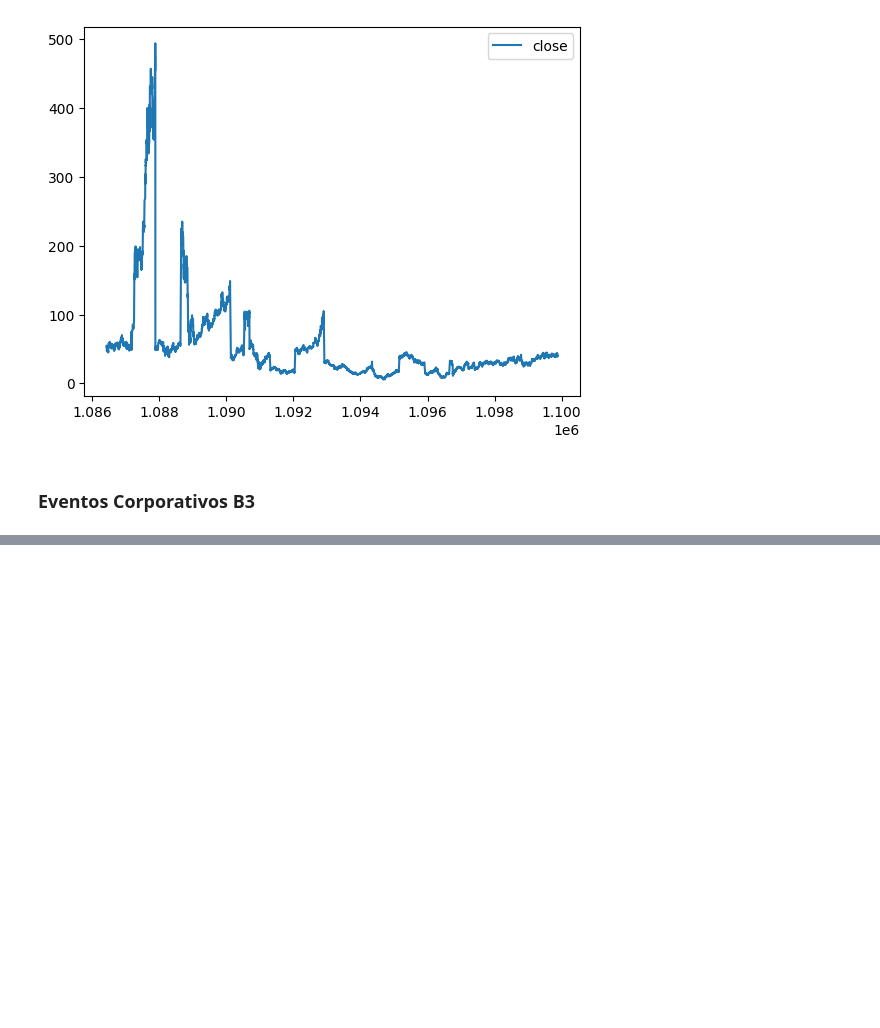
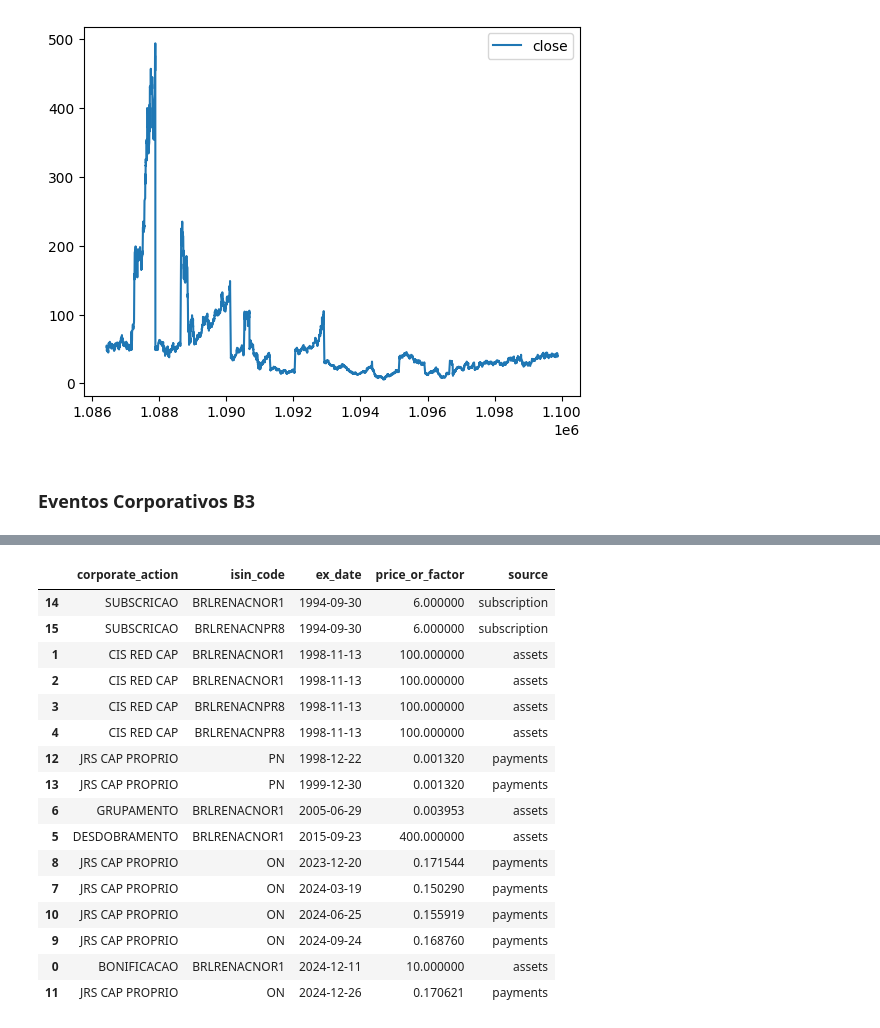
Before and after one commit to faustostangler/FLY_OLD, a Jupyter notebook: playground.ipynb, the cells around one changed output, grey strips where cells are left out. Drawn from its saved outputs; the diff is of its cells as text; code cells hidden in the pictures; blank space fills up the shorter version.

Commit message:
corporate events processor

```diff
--- a/playground.ipynb
+++ b/playground.ipynb
@@ -172,0 +144,4 @@ df
+# %%
+# Merge the first two DataFrames on "Código ISIN"
+df_merged = pd.merge(df_proventos_em_subscricao_filtered, df_proventos_em_ativos_filtered, how="outer")
+df_merged
@@ -172,0 +159,20 @@ df
+# %%
+# Adjust 'price_or_factor' for "per thousand" based on 'Proventos por unidade ou mil'
+df_proventos_em_dinheiro_pagos["Valor do Provento (R$) ajustado"] = (
+    df_proventos_em_dinheiro_pagos["Valor do Provento (R$)"] /
+    df_proventos_em_dinheiro_pagos["Proventos por unidade ou mil"]
+)
+
+df_proventos_em_dinheiro_pagos_filtered = df_proventos_em_dinheiro_pagos[[
+    "Tipo do Provento (II)", "Tipo de Ativo", "Últ Dia 'Com'", "Valor do Provento (R$) ajustado"
+]].rename(
+    columns={
+        "Tipo do Provento (II)": "corporate_action",
+        "Tipo de Ativo": "isin_code",
+        "Últ Dia 'Com'": "ex_date",
+        "Valor do Provento (R$) ajustado": "price_or_factor",
+    }
+)
+
+df_proventos_em_dinheiro_pagos_filtered['source'] = 'payments'
+df_proventos_em_dinheiro_pagos_filtered
@@ -172,0 +188,27 @@ df
+# %%
+df_final = pd.merge(df_proventos_em_dinheiro_pagos_filtered, df_merged, how="outer")
+df_final["ex_date"] = pd.to_datetime(df_final["ex_date"], format='%d/%m/%Y', errors='coerce')
+df_final = df_final.sort_values(by="ex_date", ascending=True)
+
+
+
+
+df_final
+# %% [output]
+|  | corporate_action | isin_code | ex_date | price_or_factor | source |
+| 14 | SUBSCRICAO | BRLRENACNOR1 | 1994-09-30 | 6.000000 | subscription |
+| 15 | SUBSCRICAO | BRLRENACNPR8 | 1994-09-30 | 6.000000 | subscription |
+| 1 | CIS RED CAP | BRLRENACNOR1 | 1998-11-13 | 100.000000 | assets |
+| 2 | CIS RED CAP | BRLRENACNOR1 | 1998-11-13 | 100.000000 | assets |
+| 3 | CIS RED CAP | BRLRENACNPR8 | 1998-11-13 | 100.000000 | assets |
+| 4 | CIS RED CAP | BRLRENACNPR8 | 1998-11-13 | 100.000000 | assets |
+| 12 | JRS CAP PROPRIO | PN | 1998-12-22 | 0.001320 | payments |
+| 13 | JRS CAP PROPRIO | PN | 1999-12-30 | 0.001320 | payments |
+| 6 | GRUPAMENTO | BRLRENACNOR1 | 2005-06-29 | 0.003953 | assets |
+| 5 | DESDOBRAMENTO | BRLRENACNOR1 | 2015-09-23 | 400.000000 | assets |
+| 8 | JRS CAP PROPRIO | ON | 2023-12-20 | 0.171544 | payments |
+| 7 | JRS CAP PROPRIO | ON | 2024-03-19 | 0.150290 | payments |
+| 10 | JRS CAP PROPRIO | ON | 2024-06-25 | 0.155919 | payments |
+| 9 | JRS CAP PROPRIO | ON | 2024-09-24 | 0.168760 | payments |
+| 0 | BONIFICACAO | BRLRENACNOR1 | 2024-12-11 | 10.000000 | assets |
+| 11 | JRS CAP PROPRIO | ON | 2024-12-26 | 0.170621 | payments |
```
Also changed, not shown: parts of 15 cells of this notebook, 4 other files.
